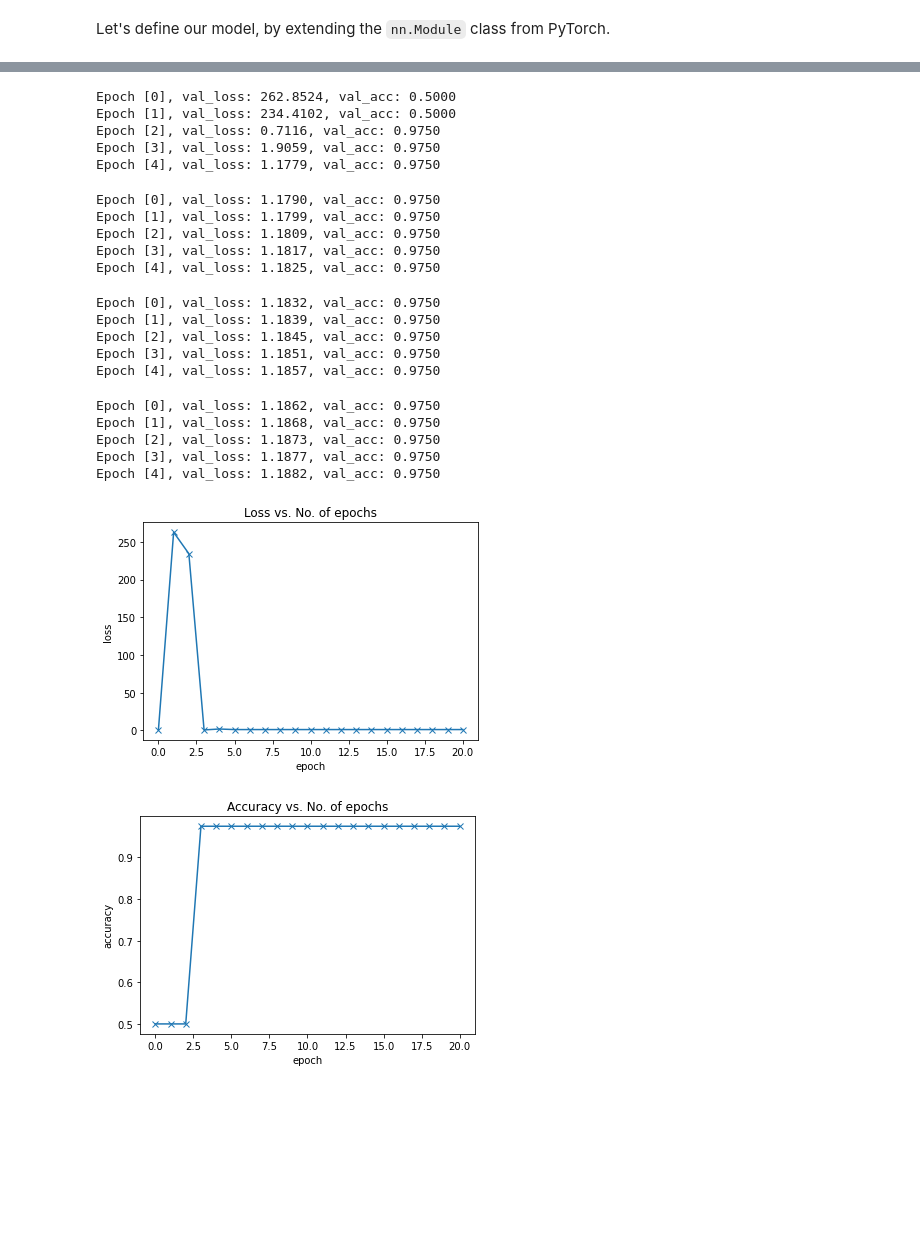
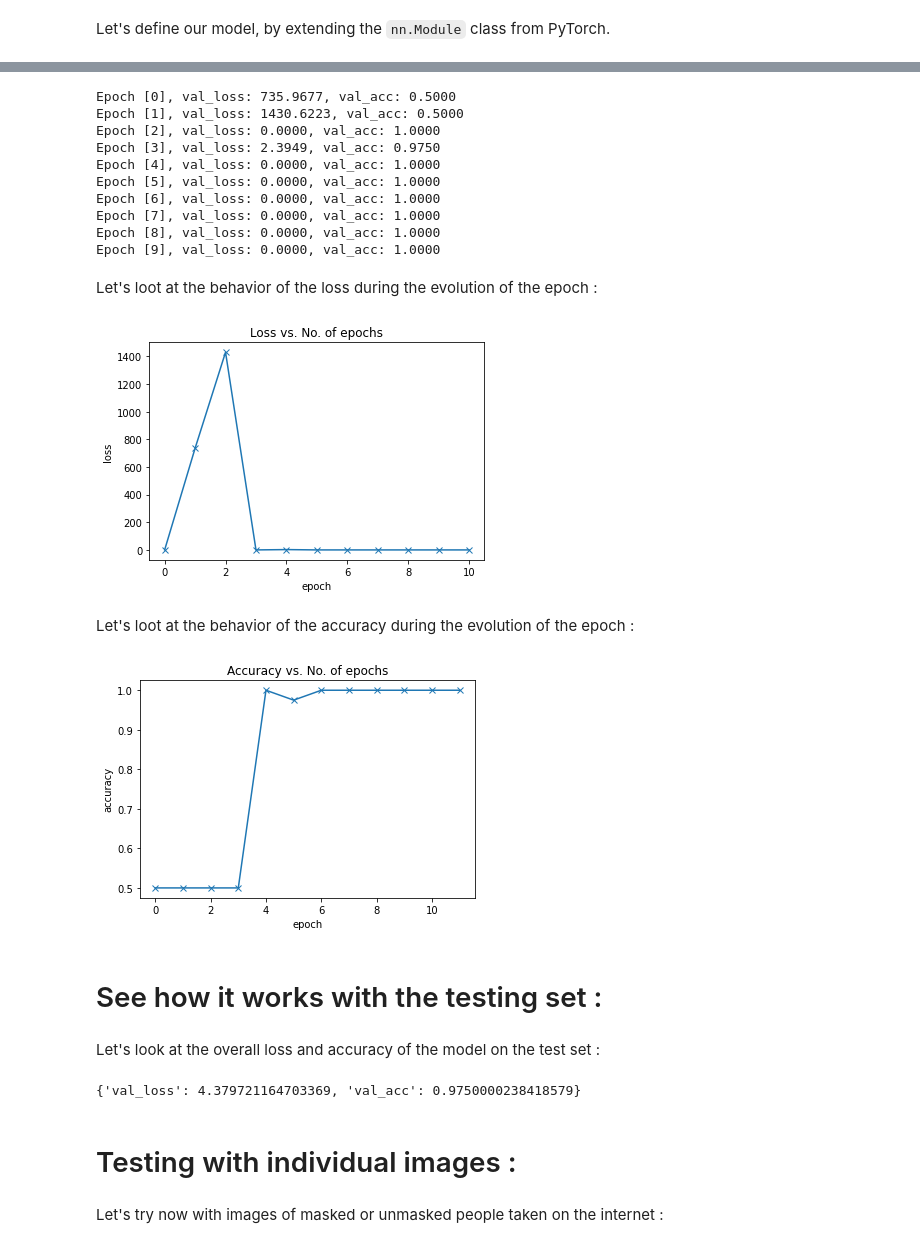
Before and after one commit to LabarreEurecom/MALIS-Masked_Face_Detection, a Jupyter notebook: Mask_Wear_Detection-Logistic_Regression.ipynb, the cells around one changed output, grey strips where cells are left out. Drawn from its saved outputs; the diff is of its cells as text; code cells hidden in the pictures; blank space fills up the shorter version.

```diff
--- a/Mask_Wear_Detection-Logistic_Regression.ipynb
+++ b/Mask_Wear_Detection-Logistic_Regression.ipynb
@@ -126,7 +109,7 @@ from torch.utils.data import DataLoader
 #        - map-style datasets,
 #        - iterable-style datasets"""
 
-batch_size = 20
+batch_size = 40
 
 train_loader = DataLoader(train_ds, batch_size, shuffle=True)
 val_loader = DataLoader(val_ds, batch_size)
@@ -166,6 +165,0 @@ tensor([ 0.0002, -0.0001], requires_grad=True)
-# %%
-for images, labels in train_loader:
-    print(labels.long())
-    print(images.shape)
-    outputs = model(images)
-    break
@@ -208,5 +200,5 @@ Display the model parameters :
 # %%
-for images, labels in train_ds:
+for images, labels in train_loader:
     outputs = model(images.float()) # FLOAT()
     break
 
@@ -335,60 +399,59 @@ result0
 # %%
-history1 = fit(5, 0.001, model, train_loader, val_loader)
+history = fit(10, 0.01, model, train_loader, val_loader)
 # %% [output]
-Epoch [0], val_loss: 262.8524, val_acc: 0.5000
-Epoch [1], val_loss: 234.4102, val_acc: 0.5000
-Epoch [2], val_loss: 0.7116, val_acc: 0.9750
-Epoch [3], val_loss: 1.9059, val_acc: 0.9750
-Epoch [4], val_loss: 1.1779, val_acc: 0.9750
+Epoch [0], val_loss: 735.9677, val_acc: 0.5000
+Epoch [1], val_loss: 1430.6223, val_acc: 0.5000
+Epoch [2], val_loss: 0.0000, val_acc: 1.0000
+Epoch [3], val_loss: 2.3949, val_acc: 0.9750
+Epoch [4], val_loss: 0.0000, val_acc: 1.0000
+Epoch [5], val_loss: 0.0000, val_acc: 1.0000
+Epoch [6], val_loss: 0.0000, val_acc: 1.0000
+Epoch [7], val_loss: 0.0000, val_acc: 1.0000
+Epoch [8], val_loss: 0.0000, val_acc: 1.0000
+Epoch [9], val_loss: 0.0000, val_acc: 1.0000
-# %%
-history2 = fit(5, 0.001, model, train_loader, val_loader)
-# %% [output]
-Epoch [0], val_loss: 1.1790, val_acc: 0.9750
-Epoch [1], val_loss: 1.1799, val_acc: 0.9750
-Epoch [2], val_loss: 1.1809, val_acc: 0.9750
-Epoch [3], val_loss: 1.1817, val_acc: 0.9750
-Epoch [4], val_loss: 1.1825, val_acc: 0.9750
-# %%
-history3 = fit(5, 0.001, model, train_loader, val_loader)
-# %% [output]
-Epoch [0], val_loss: 1.1832, val_acc: 0.9750
-Epoch [1], val_loss: 1.1839, val_acc: 0.9750
-Epoch [2], val_loss: 1.1845, val_acc: 0.9750
-Epoch [3], val_loss: 1.1851, val_acc: 0.9750
-Epoch [4], val_loss: 1.1857, val_acc: 0.9750
-# %%
-history4 = fit(5, 0.001, model, train_loader, val_loader)
-# %% [output]
-Epoch [0], val_loss: 1.1862, val_acc: 0.9750
-Epoch [1], val_loss: 1.1868, val_acc: 0.9750
-Epoch [2], val_loss: 1.1873, val_acc: 0.9750
-Epoch [3], val_loss: 1.1877, val_acc: 0.9750
-Epoch [4], val_loss: 1.1882, val_acc: 0.9750
+# %% [markdown]
+Let's loot at the behavior of the loss during the evolution of the epoch :
 # %%
 import matplotlib.pyplot as plt
 
-history = [result0] + history1 + history2 + history3 + history4
+history = [result0] + history
 loss = [result['val_loss'] for result in history]
 plt.plot(loss, '-x')
 plt.xlabel('epoch')
 plt.ylabel('loss')
 plt.title('Loss vs. No. of epochs');
 # %% [output]
-[figure, old version]
+[figure, new version]
+# %% [markdown]
+Let's loot at the behavior of the accuracy during the evolution of the epoch :
 # %%
 
-history = [result0] + history1 + history2 + history3 + history4
+history = [result0] + history
 accuracies = [result['val_acc'] for result in history]
 plt.plot(accuracies, '-x')
 plt.xlabel('epoch')
 plt.ylabel('accuracy')
 plt.title('Accuracy vs. No. of epochs');
 # %% [output]
-[figure, old version]
+[figure, new version]
+# %% [markdown]
+# See how it works with the testing set :
+# %% [markdown]
+Let's look at the overall loss and accuracy of the model on the test set :
+# %%
+test_loader = DataLoader(test_ds, batch_size=80)
+result = evaluate(model, test_loader)
+result
+# %% [output]
+{'val_loss': 4.379721164703369, 'val_acc': 0.9750000238418579}
+# %% [markdown]
+# Testing with individual images :
 # %%
 def predict_image(img, model):
     xb = img.unsqueeze(0)
     yb = model(xb)
     _, preds  = torch.max(yb, dim=1)
     return preds[0].item()
+# %% [markdown]
+Let's try now with images of masked or unmasked people taken on the internet :
 # %%
```
Also changed, not shown: parts of 51 cells of this notebook.
